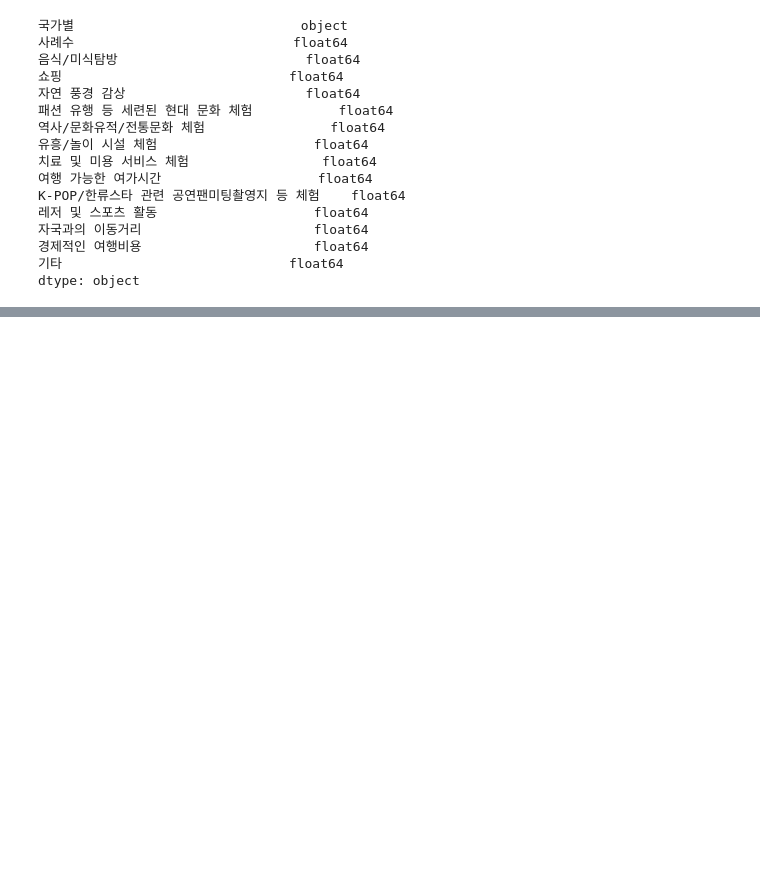
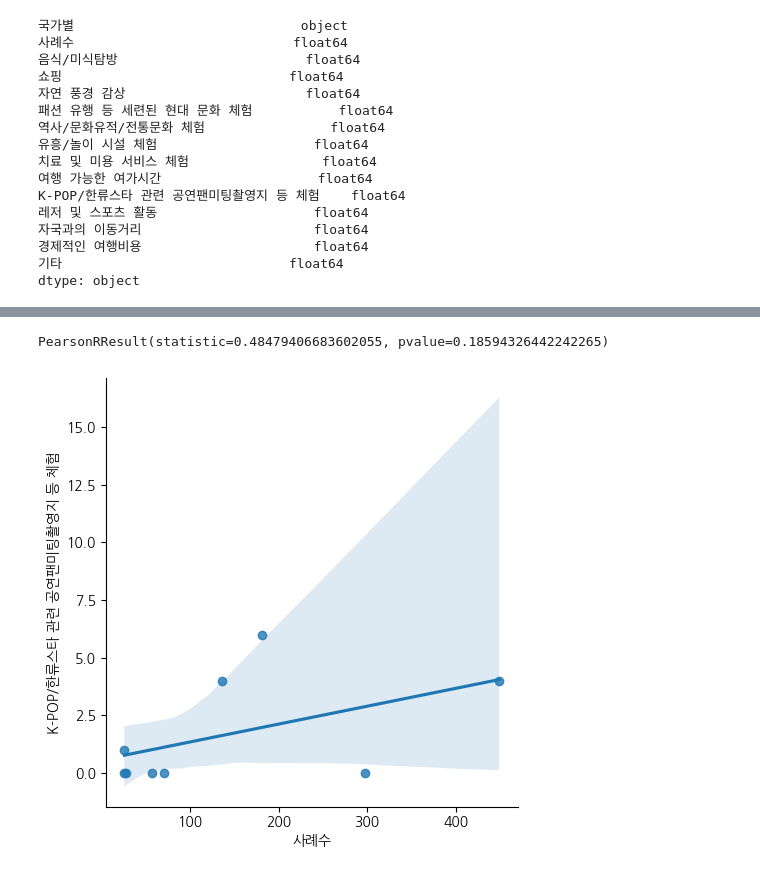
Before and after one commit to SDA2022/SDA-Project, a Jupyter notebook: 방한목적.ipynb, the cells around one changed output, grey strips where cells are left out. Cells and saved outputs as stored; diff of their text form; code cells hidden in the pictures; blank space fills up the shorter version.

```diff
--- a/방한목적.ipynb
+++ b/방한목적.ipynb
@@ -263,0 +306,6 @@ df2_country2
+# %%
+sns.lmplot(x="사례수", y="K-POP/한류스타 관련 공연팬미팅촬영지 등 체험", data=df2_country2)
+print(stats.pearsonr(df2_country2['사례수'], df2_country2['K-POP/한류스타 관련 공연팬미팅촬영지 등 체험']))
+# %% [output]
+PearsonRResult(statistic=0.48479406683602055, pvalue=0.18594326442242265)
+[figure, added]
```
Also changed, not shown: parts of 22 cells of this notebook.
